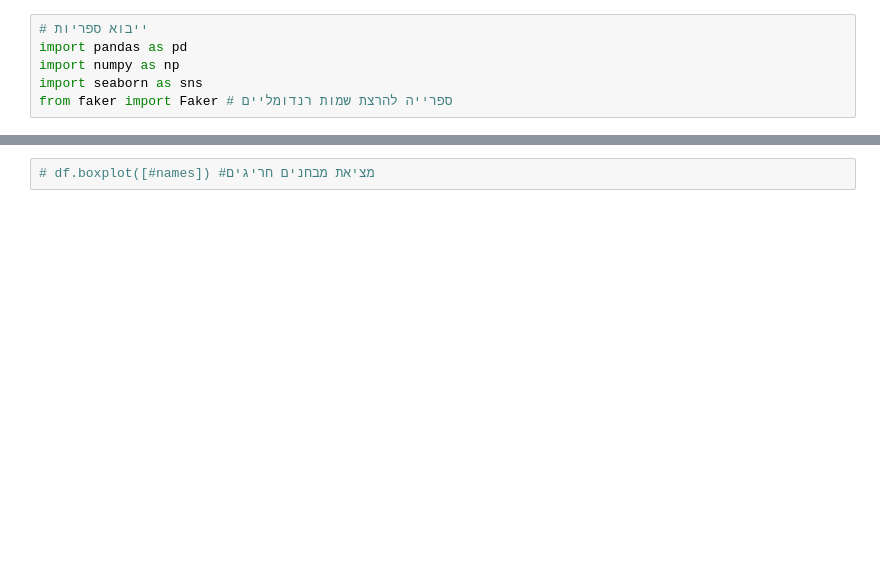
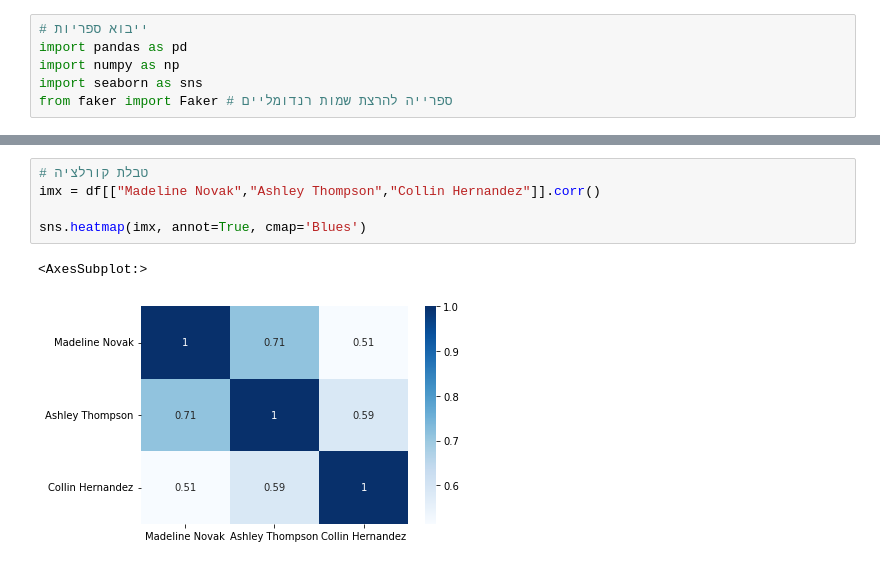
Before and after one commit to TomerHason/Tomer-Projects, a Jupyter notebook: new.ipynb, the cells around one changed output, grey strips where cells are left out. Cells and saved outputs as stored; diff of their text form; blank space fills up the shorter version.

```diff
--- a/new.ipynb
+++ b/new.ipynb
@@ -73,2 +73,8 @@ df.mean().hist()  # התפלגות ממוצע הציונים
-# %%
-# df.boxplot([#names]) #מציאת מבחנים חריגים
+# %%
+# טבלת קורלציה
+imx = df[["Madeline Novak","Ashley Thompson","Collin Hernandez"]].corr()
+
+sns.heatmap(imx, annot=True, cmap='Blues')
+# %% [output]
+<AxesSubplot:>
+[figure, added]
```
Also changed, not shown: parts of 9 cells of this notebook.
